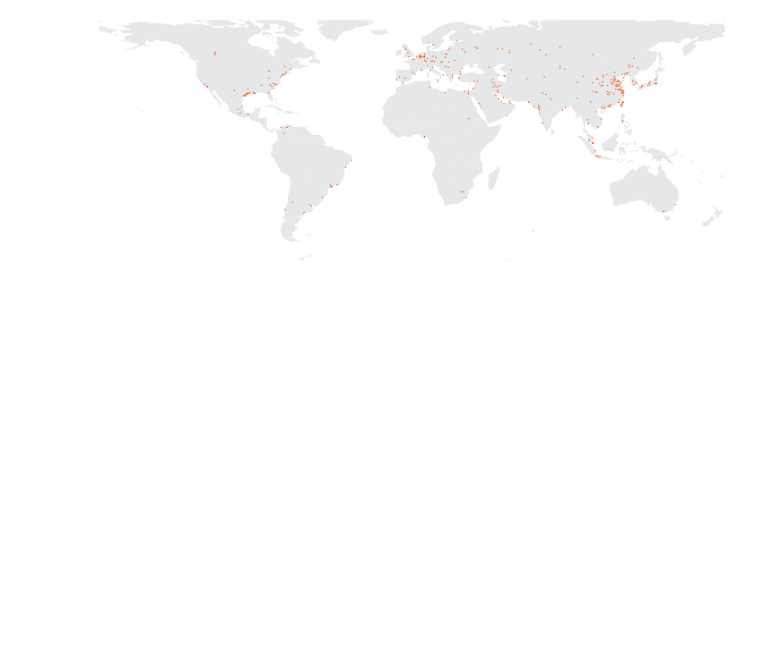
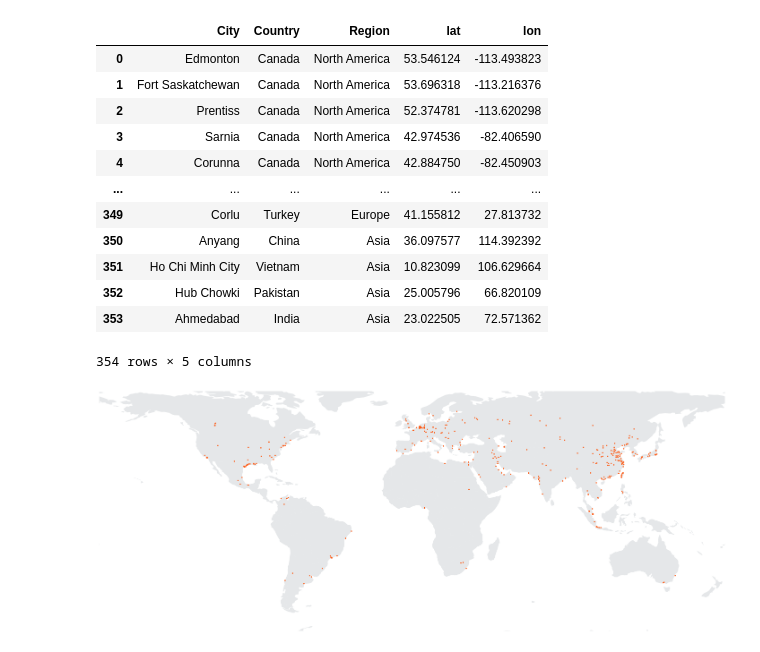
Before and after one commit to earthrise-media/plastic-tracker, a Jupyter notebook: notebooks/geocode_assets.ipynb, the cells around one changed output. Cells and saved outputs as stored; diff of their text form; code cells hidden in the pictures; blank space fills up the shorter version.

```diff
--- a/notebooks/geocode_assets.ipynb
+++ b/notebooks/geocode_assets.ipynb
@@ -61 +68,17 @@ coord_df = city_df.apply(lambda x: cityGeocoder(x["City"], x["Country"]), axis=1
+# %%
+fullcoords_df
+# %% [output]
+|  | City | Country | Region | lat | lon |
+| 0 | Edmonton | Canada | North America | 53.546124 | -113.493823 |
+| 1 | Fort Saskatchewan | Canada | North America | 53.696318 | -113.216376 |
+| 2 | Prentiss | Canada | North America | 52.374781 | -113.620298 |
+| 3 | Sarnia | Canada | North America | 42.974536 | -82.406590 |
+| 4 | Corunna | Canada | North America | 42.884750 | -82.450903 |
+| ... | ... | ... | ... | ... | ... |
+| 349 | Corlu | Turkey | Europe | 41.155812 | 27.813732 |
+| 350 | Anyang | China | Asia | 36.097577 | 114.392392 |
+| 351 | Ho Chi Minh City | Vietnam | Asia | 10.823099 | 106.629664 |
+| 352 | Hub Chowki | Pakistan | Asia | 25.005796 | 66.820109 |
+| 353 | Ahmedabad | India | Asia | 23.022505 | 72.571362 |
+354 rows × 5 columns
 # %%
```
Also changed, not shown: parts of 7 cells of this notebook, 9 other files.
